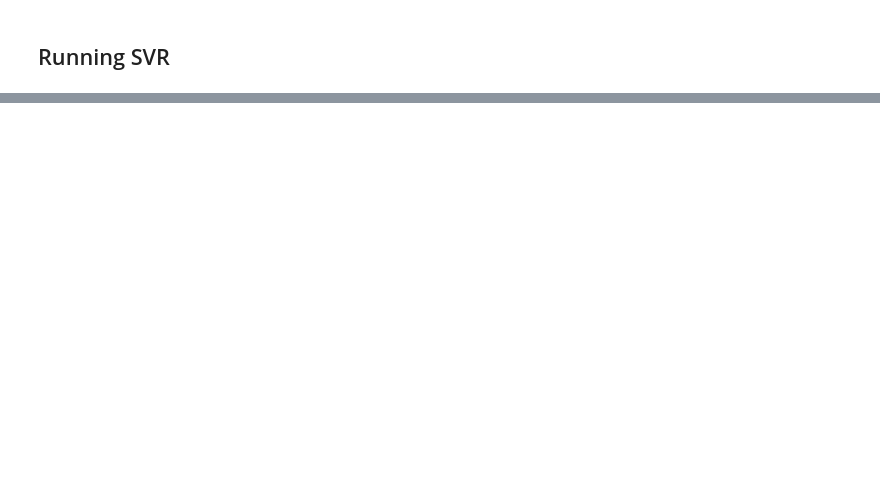
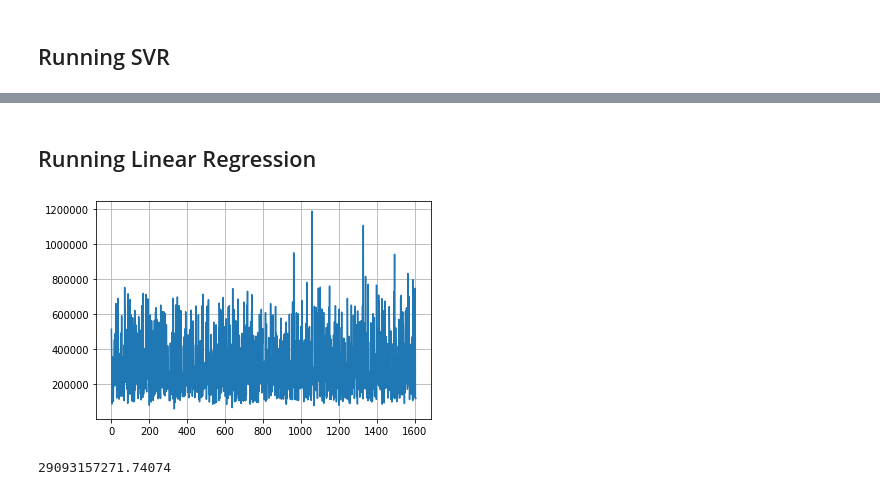
Before and after one commit to nachonavarro/real-estate-ml, a Jupyter notebook: models.ipynb, the cells around one changed output, grey strips where cells are left out. Drawn from its saved outputs; the diff is of its cells as text; code cells hidden in the pictures; blank space fills up the shorter version.

```diff
--- a/models.ipynb
+++ b/models.ipynb
@@ -84,0 +116,17 @@ plt.show()
+# %% [markdown]
+## Running Linear Regression
+# %%
+normalPriceX_train = X_train[X_train['sale_price'] <= 800000][X_train['sale_price'] >= 80000]
+reg = LinearRegression().fit(normalPriceX_train.drop(columns=['sale_price']), y_train[y_train <= 800000][y_train >= 80000])
+y_pred = reg.predict(X_test.drop(columns=['sale_price']))
+fig, ax = plt.subplots()
+
+ax.plot(y_pred)
+ax.grid()
+plt.show()
+# %% [output]
+[figure, added]
+# %%
+mean_squared_error(y_pred, y_test)
+# %% [output]
+29093157271.74074
```
Also changed, not shown: parts of 29 cells of this notebook.
